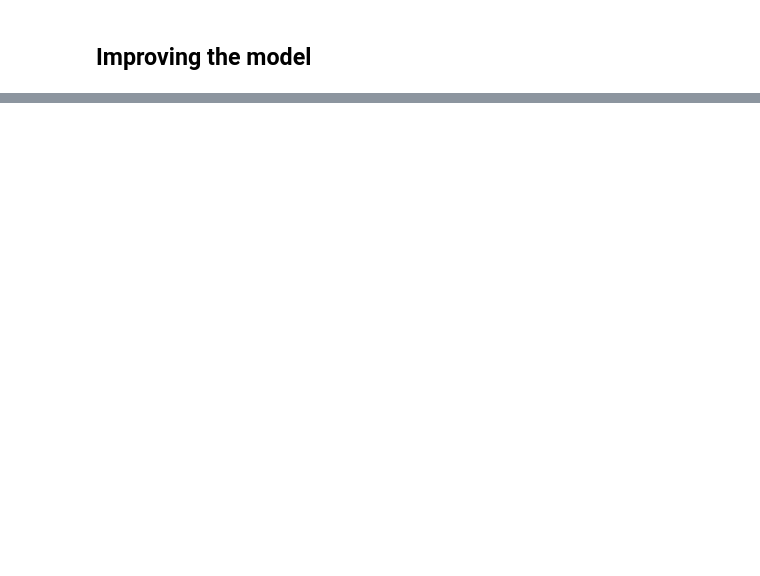
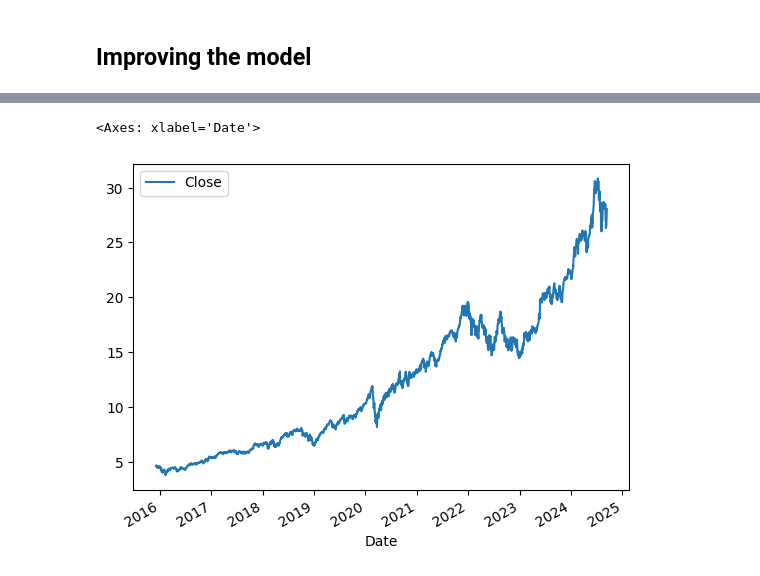
Before and after one commit to JerzyJaneczek/Personal-Portfolio, a Jupyter notebook: Project1/StockMarket.ipynb, the cells around one changed output, grey strips where cells are left out. Cells and saved outputs as stored; diff of their text form; code cells hidden in the pictures; blank space fills up the shorter version.

```diff
--- a/Project1/StockMarket.ipynb
+++ b/Project1/StockMarket.ipynb
@@ -174,0 +259,9 @@ precision_score(predictions["Target"], predictions["Predictions"])
+# %%
+QDVE = yf.Ticker("QDVE.DE")
+
+
+tech = QDVE.history(period="max")
+tech.plot.line(y="Close", use_index = True)
+# %% [output]
+<Axes: xlabel='Date'>
+[figure, added]
```
Also changed, not shown: parts of 47 cells of this notebook, 1 other file.
